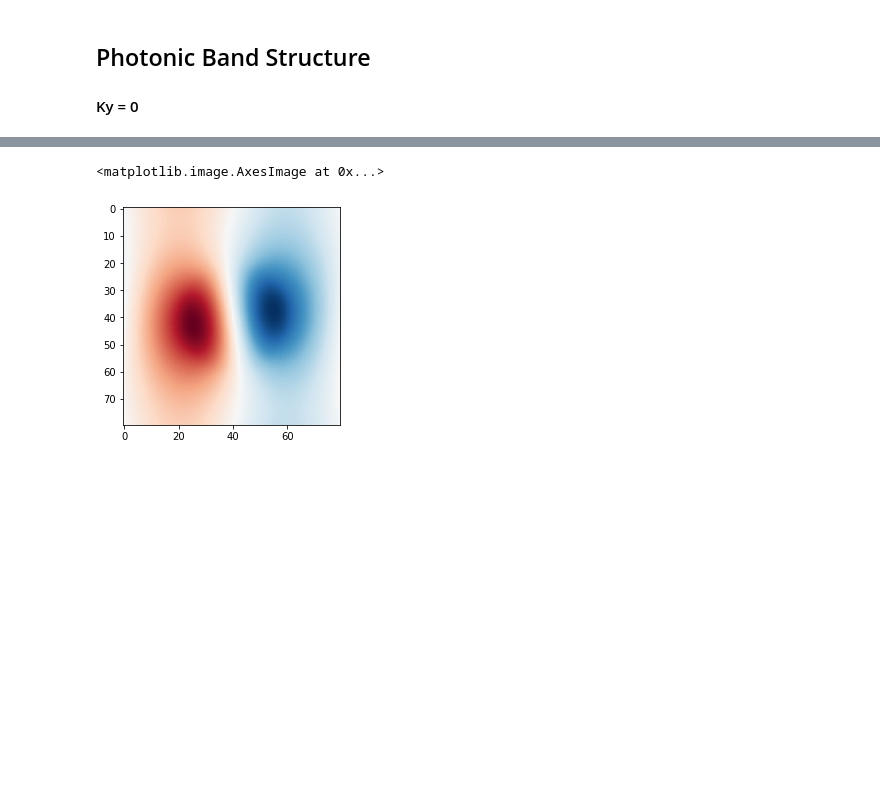
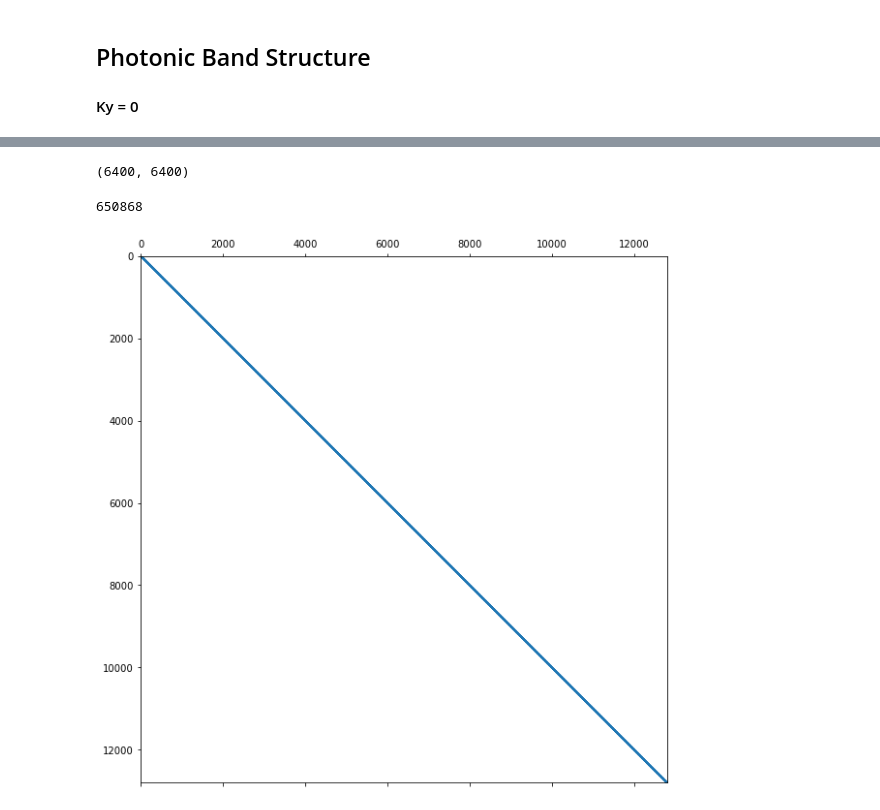
Before and after one commit to zhaonat/eigenwell, a Jupyter notebook: notebooks/2d photonic crystal.ipynb, the cells around one changed output, grey strips where cells are left out. Drawn from its saved outputs; the diff is of its cells as text; code cells hidden in the pictures; blank space fills up the shorter version.

```diff
--- a/notebooks/2d photonic crystal.ipynb
+++ b/notebooks/2d photonic crystal.ipynb
@@ -69,9 +68,20 @@ print(fd.Dxf.shape)
+# %%
+from scipy.sparse.linalg import splu
+
+eigk = eigen_k.EigenK2D(st)
+print(fd.Dxf.shape)
+OA = eigk.OA;
+OB = eigk.OB;
+plt.figure(figsize = (10,10));
+plt.spy(OB, markersize = 0.5);
+
+B = splu(OA-OB)
+print(B.L.count_nonzero())
+# %% [output]
+(6400, 6400)
+650868
+[figure, added]
 # %%
-Ky = 0;
 wvlen = 1e-6;
 omega = 2*np.pi*C0/(wvlen/1e-6);
-eigvals, eigvecs = eigk.eigensolve(omega, Ky)
-plt.imshow(np.real(np.reshape(eigenvecs[:,5], N)), cmap = 'RdBu')
+eigvals, eigvecs = la.eigs(OA, k = 10, M = OB, sigma = 0)
-# %% [output]
-<matplotlib.image.AxesImage at 0x...>
-[figure, removed]
```
Also changed, not shown: parts of 10 cells of this notebook, 7 other files.
